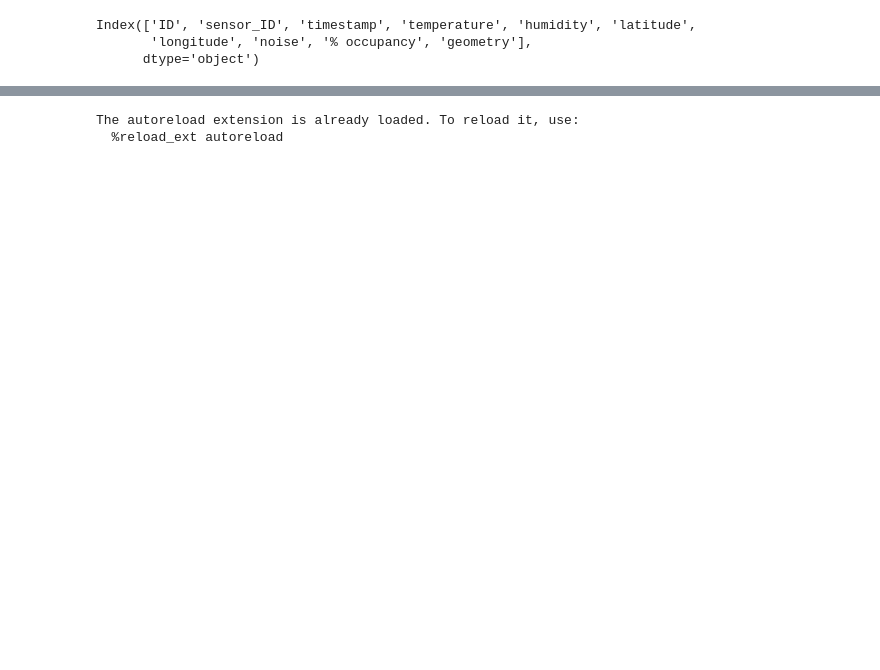
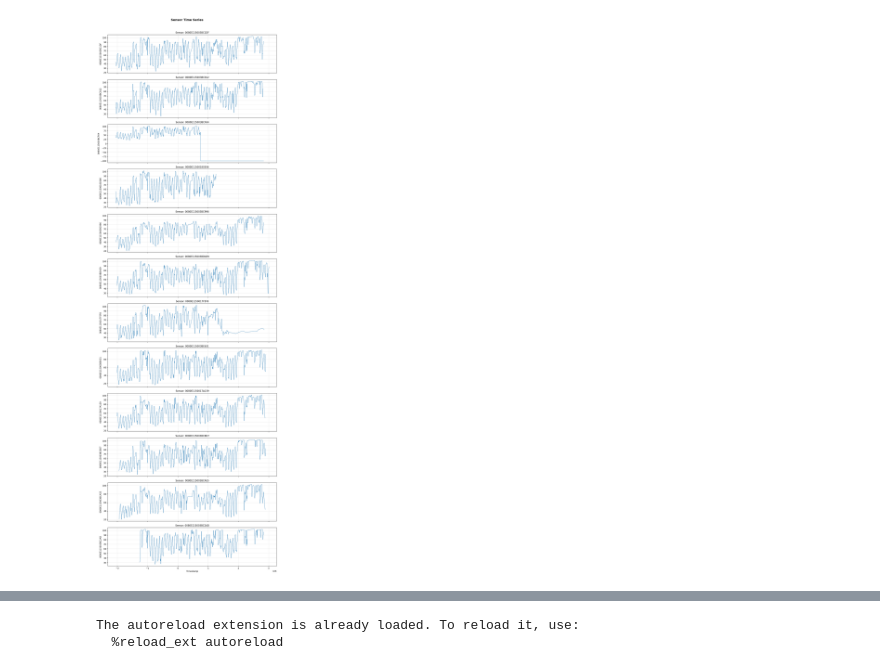
Before and after one commit to tudi72/Sensor_Equivalency_Tucker3, a Jupyter notebook: demo.ipynb, the cells around one changed output, grey strips where cells are left out. Cells and saved outputs as stored; diff of their text form; code cells hidden in the pictures; blank space fills up the shorter version.

```diff
--- a/demo.ipynb
+++ b/demo.ipynb
@@ -51,6 +48,20 @@ FEATURES = ['humidity','noise', '% occupancy','temperature','latitude','longitud
-# %%
-df.columns
-# %% [output]
-Index(['ID', 'sensor_ID', 'timestamp', 'temperature', 'humidity', 'latitude',
-       'longitude', 'noise', '% occupancy', 'geometry'],
-      dtype='object')
+# %%
+import matplotlib.pyplot as plt
+
+sensors = df['sensor_ID'].unique().tolist()
+fig, axes = plt.subplots(len(sensors), 1, figsize=(12, 3 * len(sensors)), sharex=True)
+
+for ax, sensor in zip(axes, sensors):
+    df1 = df[(df['sensor_ID'] == sensor)]
+    # df1 = df[(df['sensor_ID'] == sensor) & (df['timestamp'] < 10000)][:250]
+    ax.plot(df1['timestamp'], df1['humidity'], linewidth=0.8)
+    ax.set_ylabel(sensor, fontsize=10)
+    ax.set_title(f'Sensor: {sensor}', fontsize=11)
+    ax.grid(True, alpha=0.3)
+
+axes[-1].set_xlabel('Timestamp')
+fig.suptitle('Sensor Time Series', fontsize=14, fontweight='bold', y=1.01)
+plt.tight_layout()
+plt.show()
+# %% [output]
+[figure, added]
```
Also changed, not shown: parts of 14 cells of this notebook.
